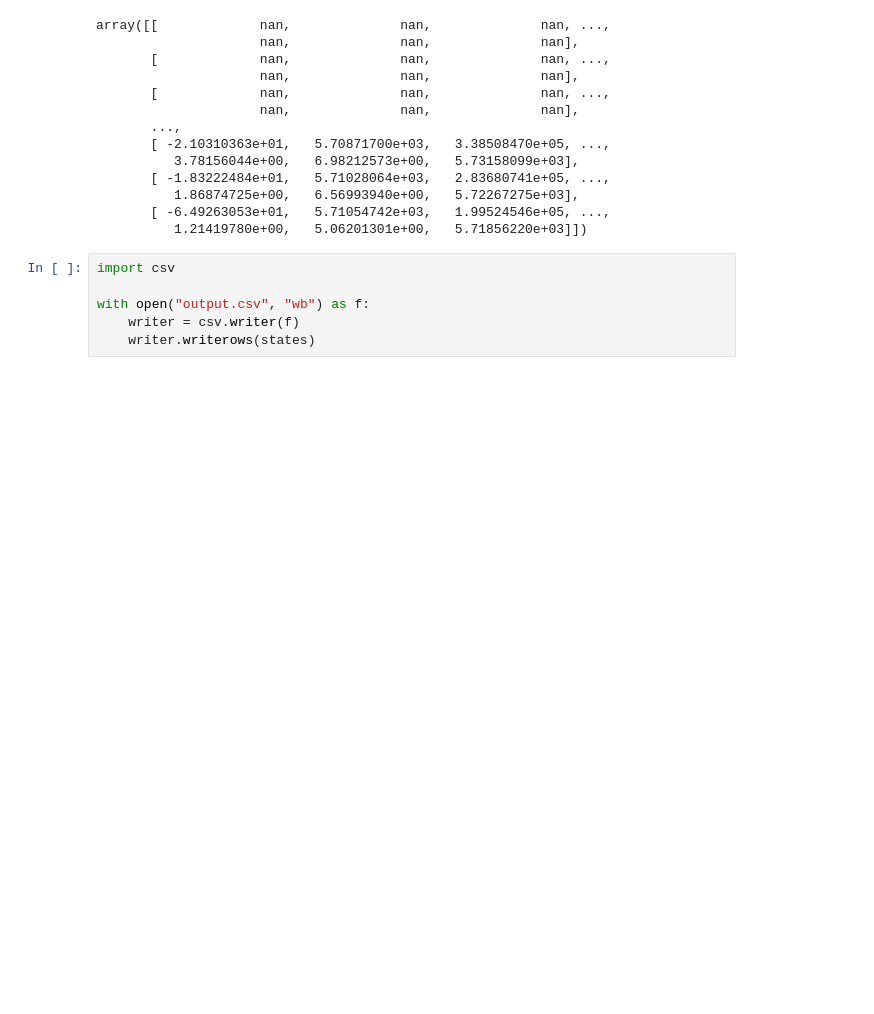
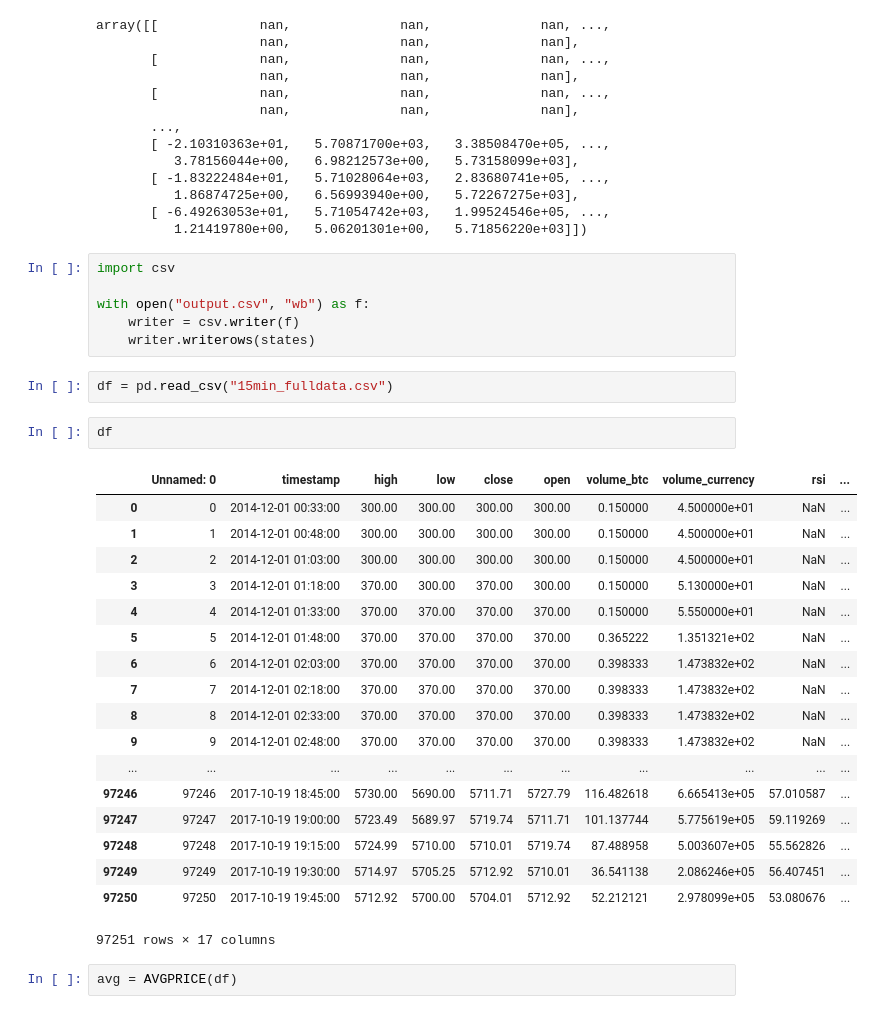
Before and after one commit to kushagrasharma/crypto_trader, a Jupyter notebook: Untitled.ipynb, the cells around one changed output. Saved outputs shown, nothing was run; the diff lists cells and outputs as text; blank space fills up the shorter version.

```diff
--- a/Untitled.ipynb
+++ b/Untitled.ipynb
@@ -132,3 +132,28 @@ import csv
 with open("output.csv", "wb") as f:
     writer = csv.writer(f)
     writer.writerows(states)
+# %%
+df = pd.read_csv("15min_fulldata.csv")
+# %%
+df
+# %% [output]
+|  | Unnamed: 0 | timestamp | high | low | close | open | volume_btc | volume_currency | rsi | ... |
+| 0 | 0 | 2014-12-01 00:33:00 | 300.00 | 300.00 | 300.00 | 300.00 | 0.150000 | 4.500000e+01 | NaN | ... |
+| 1 | 1 | 2014-12-01 00:48:00 | 300.00 | 300.00 | 300.00 | 300.00 | 0.150000 | 4.500000e+01 | NaN | ... |
+| 2 | 2 | 2014-12-01 01:03:00 | 300.00 | 300.00 | 300.00 | 300.00 | 0.150000 | 4.500000e+01 | NaN | ... |
+| 3 | 3 | 2014-12-01 01:18:00 | 370.00 | 300.00 | 370.00 | 300.00 | 0.150000 | 5.130000e+01 | NaN | ... |
+| 4 | 4 | 2014-12-01 01:33:00 | 370.00 | 370.00 | 370.00 | 370.00 | 0.150000 | 5.550000e+01 | NaN | ... |
+| 5 | 5 | 2014-12-01 01:48:00 | 370.00 | 370.00 | 370.00 | 370.00 | 0.365222 | 1.351321e+02 | NaN | ... |
+| 6 | 6 | 2014-12-01 02:03:00 | 370.00 | 370.00 | 370.00 | 370.00 | 0.398333 | 1.473832e+02 | NaN | ... |
+| 7 | 7 | 2014-12-01 02:18:00 | 370.00 | 370.00 | 370.00 | 370.00 | 0.398333 | 1.473832e+02 | NaN | ... |
+| 8 | 8 | 2014-12-01 02:33:00 | 370.00 | 370.00 | 370.00 | 370.00 | 0.398333 | 1.473832e+02 | NaN | ... |
+| 9 | 9 | 2014-12-01 02:48:00 | 370.00 | 370.00 | 370.00 | 370.00 | 0.398333 | 1.473832e+02 | NaN | ... |
+| ... | ... | ... | ... | ... | ... | ... | ... | ... | ... | ... |
+| 97246 | 97246 | 2017-10-19 18:45:00 | 5730.00 | 5690.00 | 5711.71 | 5727.79 | 116.482618 | 6.665413e+05 | 57.010587 | ... |
+| 97247 | 97247 | 2017-10-19 19:00:00 | 5723.49 | 5689.97 | 5719.74 | 5711.71 | 101.137744 | 5.775619e+05 | 59.119269 | ... |
+| 97248 | 97248 | 2017-10-19 19:15:00 | 5724.99 | 5710.00 | 5710.01 | 5719.74 | 87.488958 | 5.003607e+05 | 55.562826 | ... |
+| 97249 | 97249 | 2017-10-19 19:30:00 | 5714.97 | 5705.25 | 5712.92 | 5710.01 | 36.541138 | 2.086246e+05 | 56.407451 | ... |
+| 97250 | 97250 | 2017-10-19 19:45:00 | 5712.92 | 5700.00 | 5704.01 | 5712.92 | 52.212121 | 2.978099e+05 | 53.080676 | ... |
+97251 rows × 17 columns
+# %%
+avg = AVGPRICE(df)
```
Also changed, not shown: parts of 6 cells of this notebook, 9 other files.
